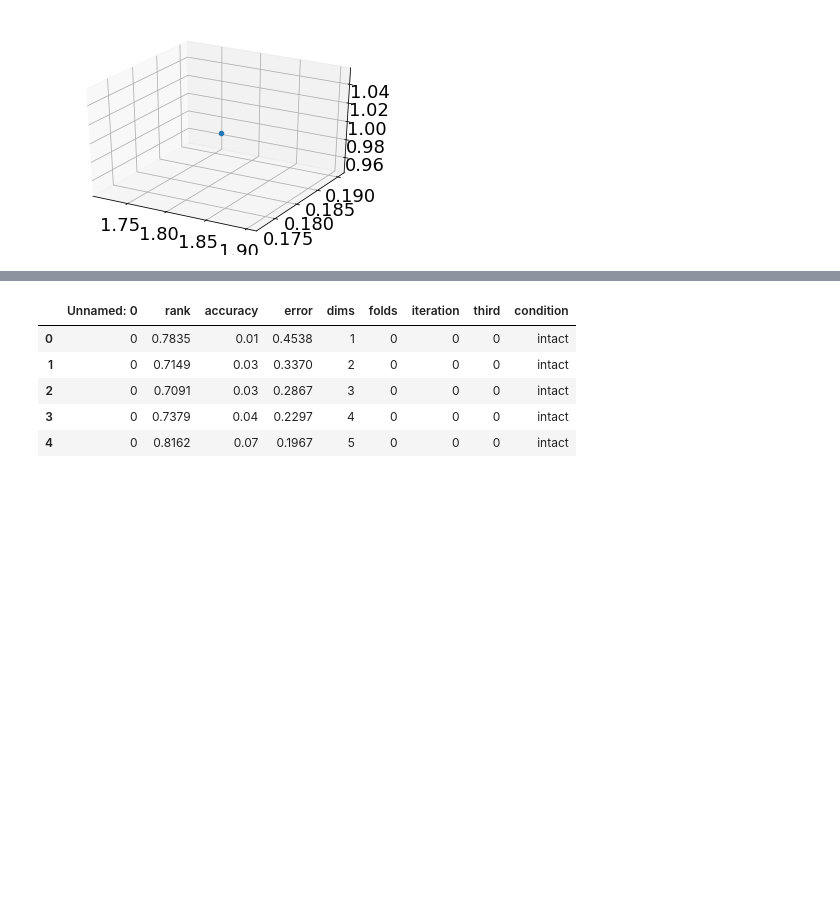
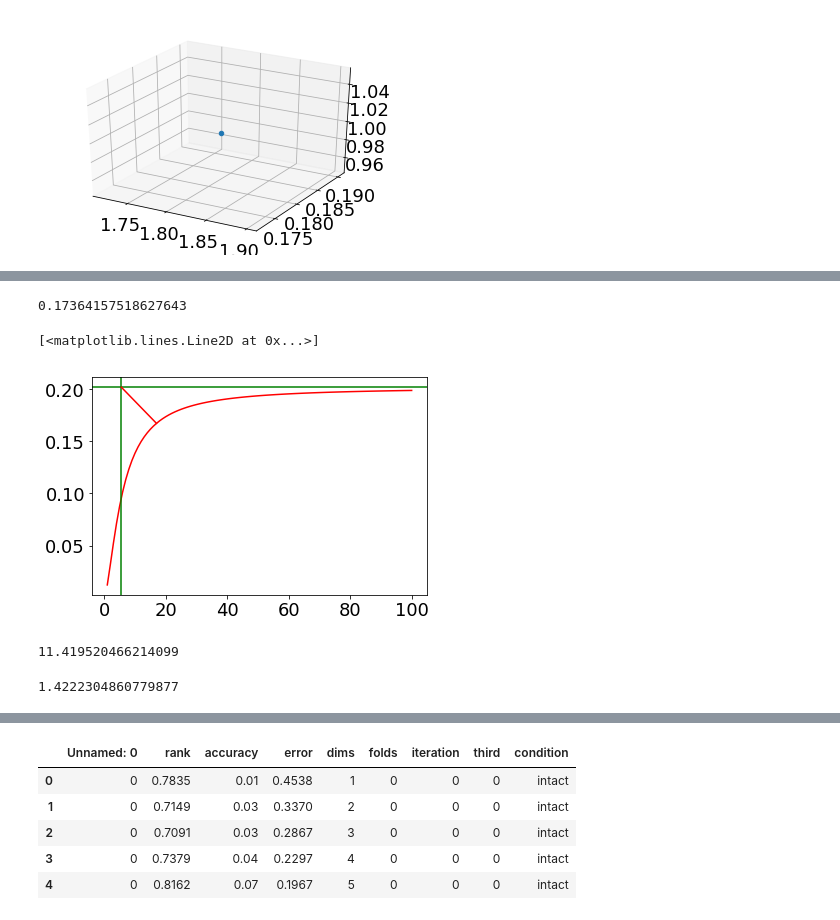
Before and after one commit to ContextLab/pca_paper, a Jupyter notebook: code/notebooks/pca_pieman_decoding.ipynb, the cells around one changed output, grey strips where cells are left out. Saved outputs shown, nothing was run; the diff lists cells and outputs as text; code cells hidden in the pictures; blank space fills up the shorter version.

```diff
--- a/code/notebooks/pca_pieman_decoding.ipynb
+++ b/code/notebooks/pca_pieman_decoding.ipynb
@@ -242,0 +511,21 @@ maxs_all = np.zeros((4, 1, 4))
+# %%
+func(20, *popt)
+# %% [output]
+0.17364157518627643
+# %%
+plt.plot(xdata, func(xdata, *popt), 'r-')
+plt.axhline(y=popt[3], color='g', linestyle='-')
+plt.axvline(x=popt[2], color='g', linestyle='-')
+#plt.axvline(x=12, color='g', linestyle='-')
+plt.plot([popt[2], 17], [popt[3], func(17, *popt)] , '-r', label='y=2x+1')
+# %% [output]
+[<matplotlib.lines.Line2D at 0x...>]
+[figure, added]
+# %%
+math.sqrt( ((popt[2]-17)**2)+((popt[3]-func(17, *popt))**2) )
+# %% [output]
+11.419520466214099
+# %%
+math.sqrt( ((popt[2]-7)**2)+((popt[3]-func(7, *popt))**2) )
+# %% [output]
+1.4222304860779877
```
Also changed, not shown: parts of 97 cells of this notebook, 4 other files.
